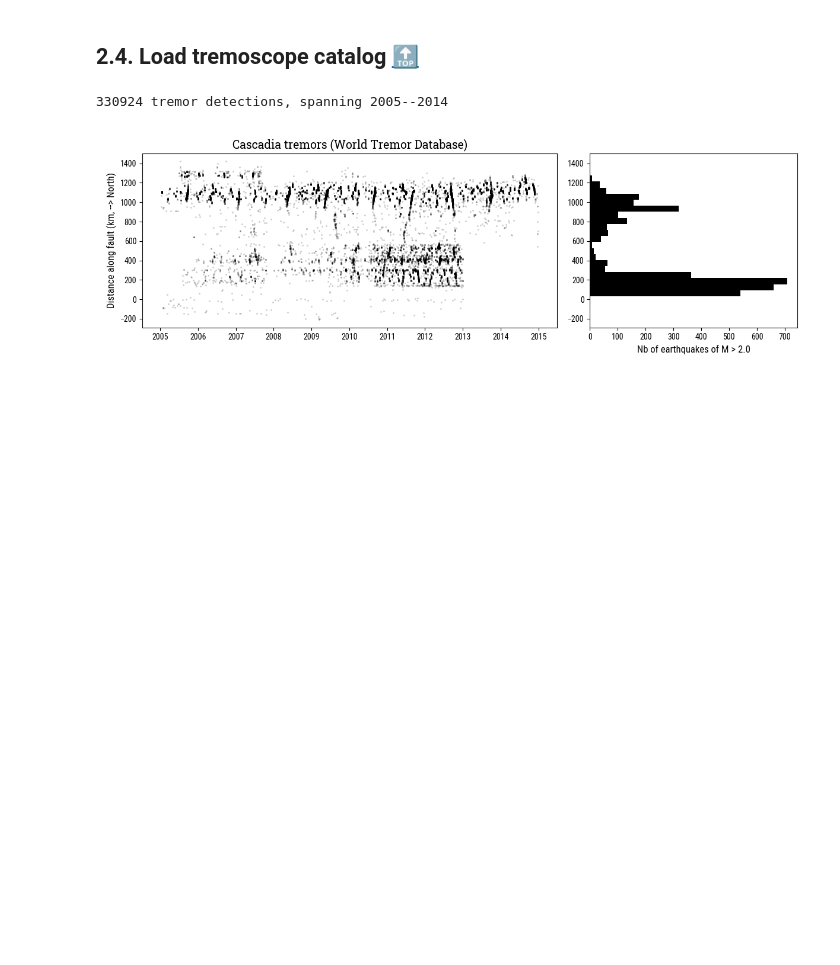
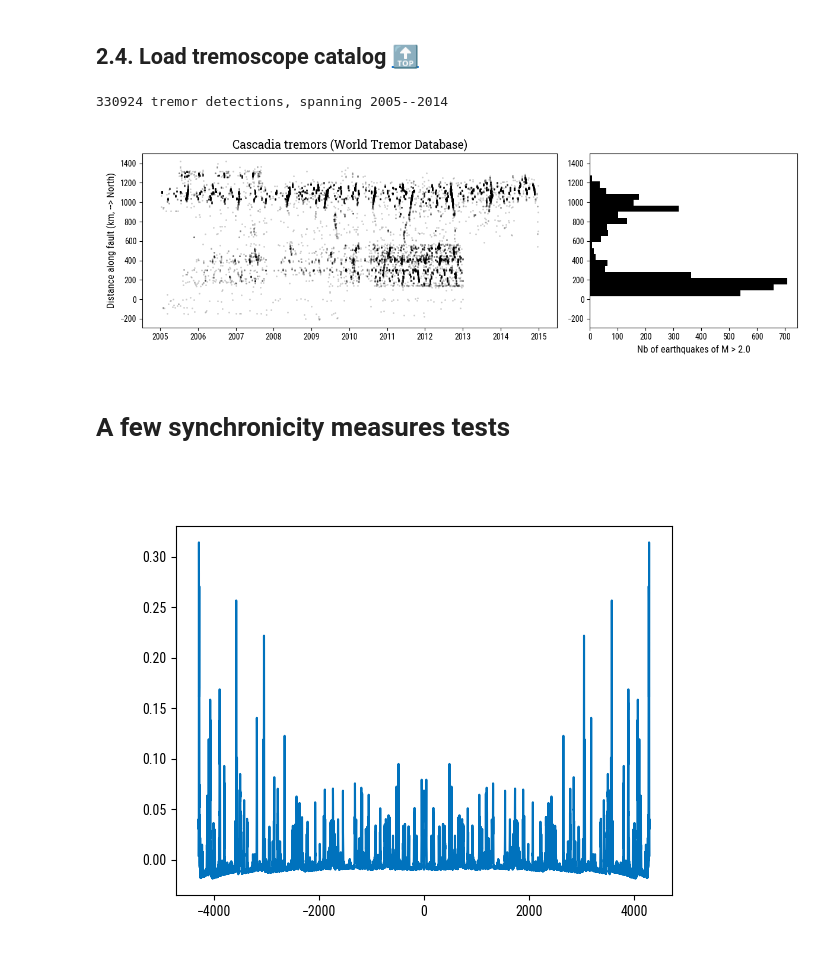
Before and after one commit to gfarge/tremor_v_eq, a Jupyter notebook: cascadia_overview.ipynb, the cells around one changed output. Saved outputs shown, nothing was run; the diff lists cells and outputs as text; code cells hidden in the pictures; blank space fills up the shorter version.

```diff
--- a/cascadia_overview.ipynb
+++ b/cascadia_overview.ipynb
@@ -351,3 +351,5 @@ plt.show()
 # %% [output]
 330924 tremor detections, spanning 2005--2014
 [figure]
+# %% [markdown]
+# A few synchronicity measures tests
@@ -353,0 +358,19 @@ plt.show()
+# %%
+bin1 = [600, 620]
+bin2 = [800, 820]
+
+tremor_in_bin1 = tremor.xf.between(bin1[0], bin1[1])
+tremor_in_bin2 = tremor.xf.between(bin2[0], bin2[1])
+
+delta = 1
+
+count_bin1 = np.histogram(tremor[tremor_in_bin1].day.values, bins=np.arange(0, tremor.day.max()+delta, delta))[0]
+count_bin2 = np.histogram(tremor[tremor_in_bin2].day.values, bins=np.arange(0, tremor.day.max()+delta, delta))[0]
+
+cc, lag = cross_corr(count_bin1, count_bin2, delta, norm=True, no_bias=True)
+# %%
+fig, ax = plt.subplots()
+ax.plot(lag, (cc+cc[::-1])/2)
+plt.show()
+# %% [output]
+[figure, added]
```
Also changed, not shown: parts of 5 cells of this notebook.
